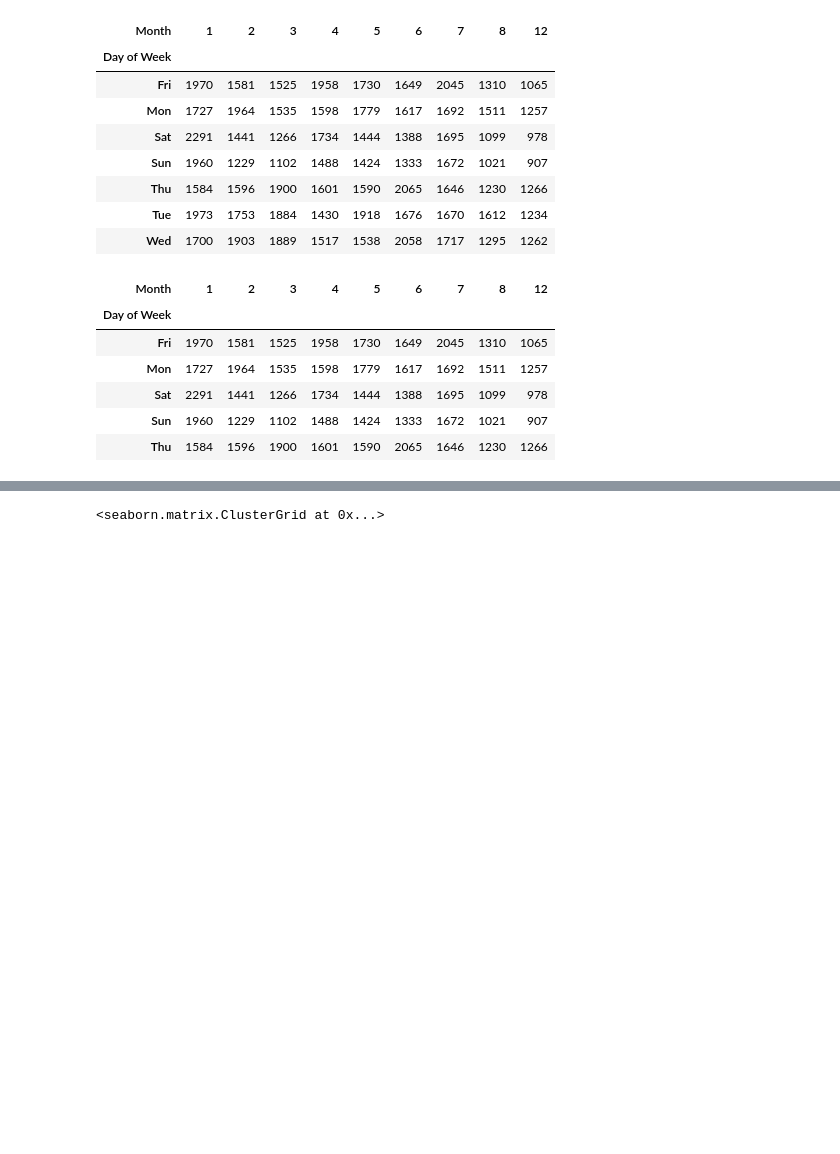
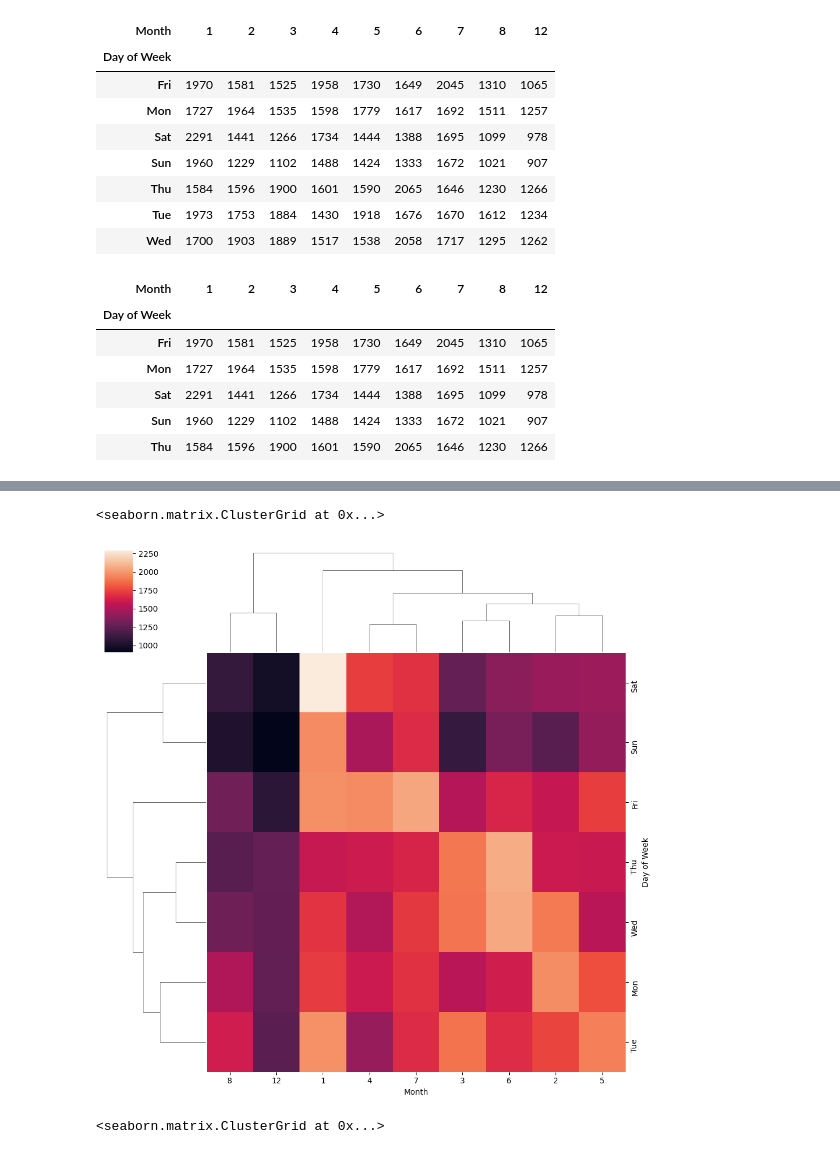
Before and after one commit to bttodd11/Python_DataScience, a Jupyter notebook: Section-13-Capstone Project/01-911 Calls Data Capstone Project.ipynb, the cells around one changed output, grey strips where cells are left out. Drawn from its saved outputs; the diff is of its cells as text; code cells hidden in the pictures; blank space fills up the shorter version.

```diff
--- a/Section-13-Capstone Project/01-911 Calls Data Capstone Project.ipynb
+++ b/Section-13-Capstone Project/01-911 Calls Data Capstone Project.ipynb
@@ -419,3 +422,8 @@ monthIndex
+# %%
+sns.clustermap(monthIndex)
+# %% [output]
+<seaborn.matrix.ClusterGrid at 0x...>
+[figure, added]
 # %%
 # %% [output]
 <seaborn.matrix.ClusterGrid at 0x...>
```
Also changed, not shown: parts of 5 cells of this notebook.
